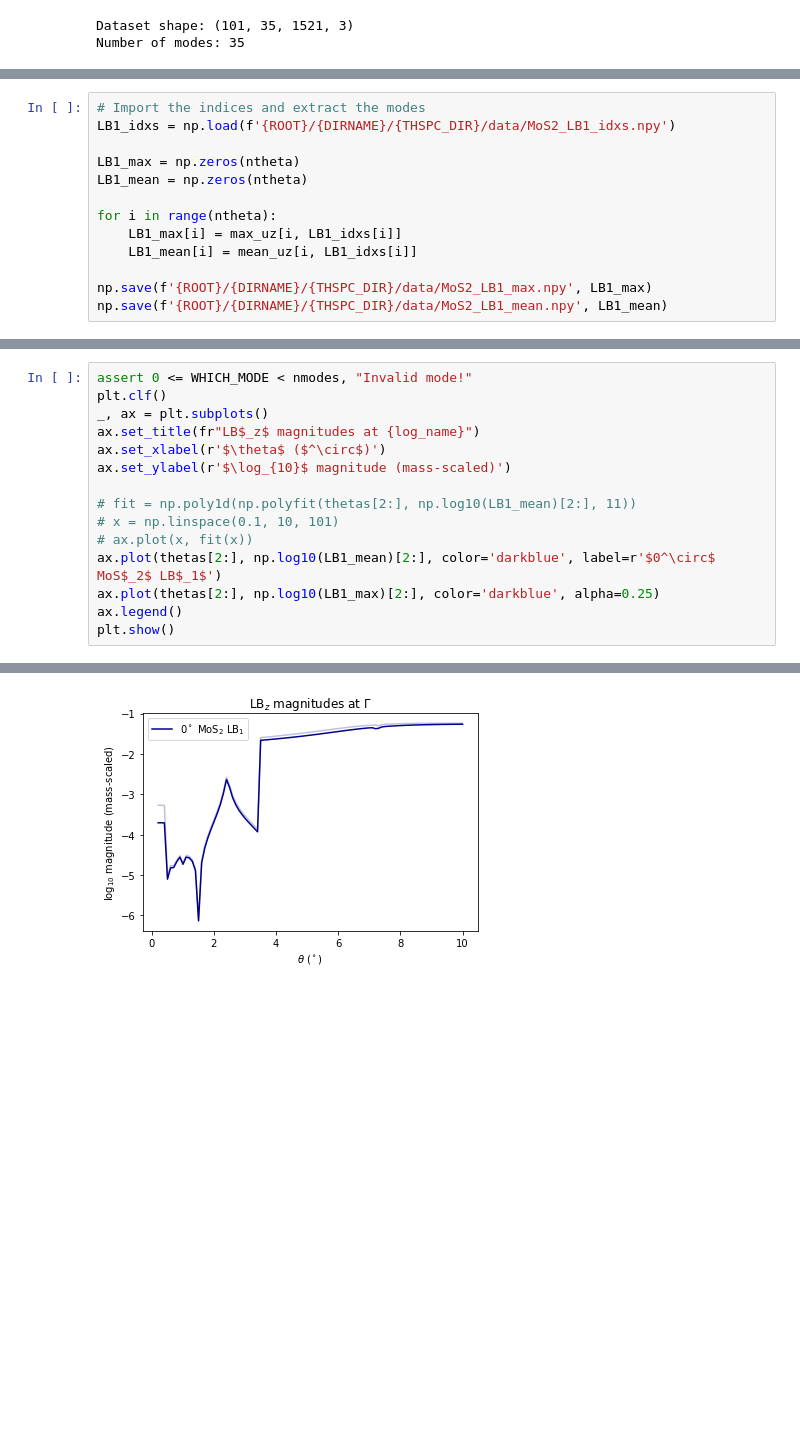
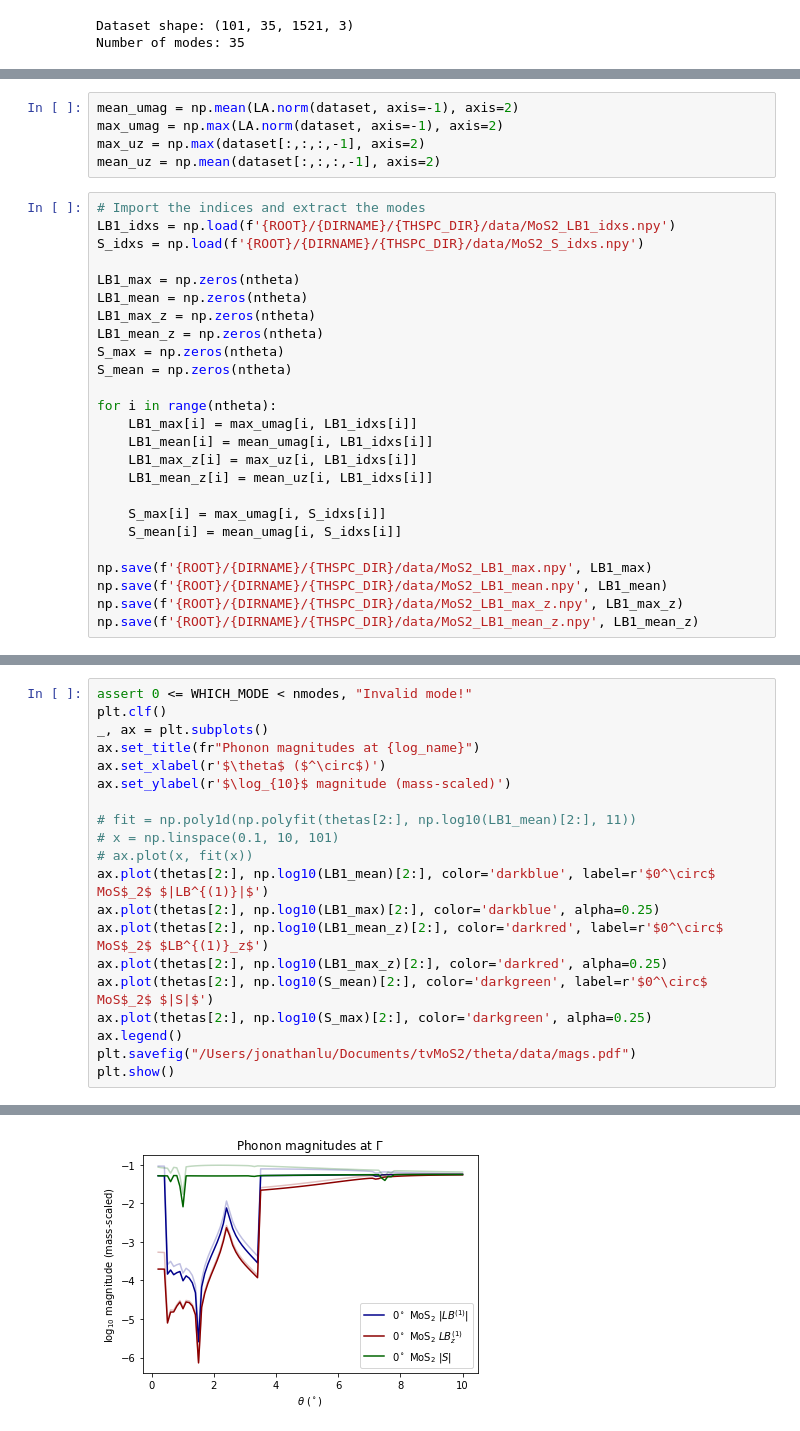
Before and after one commit to jz-lu/ml-ph, a Jupyter notebook: ALLEGRO_ANALYZER/thspc_mags.ipynb, the cells around one changed output, grey strips where cells are left out. Drawn from its saved outputs; the diff is of its cells as text; blank space fills up the shorter version.

```diff
--- a/ALLEGRO_ANALYZER/thspc_mags.ipynb
+++ b/ALLEGRO_ANALYZER/thspc_mags.ipynb
@@ -49,13 +39,30 @@ dataset.shape
+# %%
+mean_umag = np.mean(LA.norm(dataset, axis=-1), axis=2)
+max_umag = np.max(LA.norm(dataset, axis=-1), axis=2)
+max_uz = np.max(dataset[:,:,:,-1], axis=2)
+mean_uz = np.mean(dataset[:,:,:,-1], axis=2)
 # %%
 # Import the indices and extract the modes
 LB1_idxs = np.load(f'{ROOT}/{DIRNAME}/{THSPC_DIR}/data/MoS2_LB1_idxs.npy')
+S_idxs = np.load(f'{ROOT}/{DIRNAME}/{THSPC_DIR}/data/MoS2_S_idxs.npy')
 
 LB1_max = np.zeros(ntheta)
 LB1_mean = np.zeros(ntheta)
+LB1_max_z = np.zeros(ntheta)
+LB1_mean_z = np.zeros(ntheta)
+S_max = np.zeros(ntheta)
+S_mean = np.zeros(ntheta)
 
 for i in range(ntheta):
-    LB1_max[i] = max_uz[i, LB1_idxs[i]]
-    LB1_mean[i] = mean_uz[i, LB1_idxs[i]]
+    LB1_max[i] = max_umag[i, LB1_idxs[i]]
+    LB1_mean[i] = mean_umag[i, LB1_idxs[i]]
+    LB1_max_z[i] = max_uz[i, LB1_idxs[i]]
+    LB1_mean_z[i] = mean_uz[i, LB1_idxs[i]]
+
+    S_max[i] = max_umag[i, S_idxs[i]]
+    S_mean[i] = mean_umag[i, S_idxs[i]]
 
 np.save(f'{ROOT}/{DIRNAME}/{THSPC_DIR}/data/MoS2_LB1_max.npy', LB1_max)
 np.save(f'{ROOT}/{DIRNAME}/{THSPC_DIR}/data/MoS2_LB1_mean.npy', LB1_mean)
+np.save(f'{ROOT}/{DIRNAME}/{THSPC_DIR}/data/MoS2_LB1_max_z.npy', LB1_max_z)
+np.save(f'{ROOT}/{DIRNAME}/{THSPC_DIR}/data/MoS2_LB1_mean_z.npy', LB1_mean_z)
@@ -66,18 +69,23 @@ print('%.3E'%LB1_max[35])
 # %%
 assert 0 <= WHICH_MODE < nmodes, "Invalid mode!"
 plt.clf()
 _, ax = plt.subplots()
-ax.set_title(fr"LB$_z$ magnitudes at {log_name}")
+ax.set_title(fr"Phonon magnitudes at {log_name}")
 ax.set_xlabel(r'$\theta$ ($^\circ$)')
 ax.set_ylabel(r'$\log_{10}$ magnitude (mass-scaled)')
 
 # fit = np.poly1d(np.polyfit(thetas[2:], np.log10(LB1_mean)[2:], 11))
 # x = np.linspace(0.1, 10, 101)
 # ax.plot(x, fit(x))
-ax.plot(thetas[2:], np.log10(LB1_mean)[2:], color='darkblue', label=r'$0^\circ$ MoS$_2$ LB$_1$')
+ax.plot(thetas[2:], np.log10(LB1_mean)[2:], color='darkblue', label=r'$0^\circ$ MoS$_2$ $|LB^{(1)}|$')
 ax.plot(thetas[2:], np.log10(LB1_max)[2:], color='darkblue', alpha=0.25)
+ax.plot(thetas[2:], np.log10(LB1_mean_z)[2:], color='darkred', label=r'$0^\circ$ MoS$_2$ $LB^{(1)}_z$')
+ax.plot(thetas[2:], np.log10(LB1_max_z)[2:], color='darkred', alpha=0.25)
+ax.plot(thetas[2:], np.log10(S_mean)[2:], color='darkgreen', label=r'$0^\circ$ MoS$_2$ $|S|$')
+ax.plot(thetas[2:], np.log10(S_max)[2:], color='darkgreen', alpha=0.25)
 ax.legend()
+plt.savefig("/Users/jonathanlu/Documents/tvMoS2/theta/data/mags.pdf")
 plt.show()
 # %% [output]
 <Figure size 432x288 with 0 Axes>
-[figure, old version]
+[figure, new version]
```
Also changed, not shown: parts of 3 cells of this notebook, 1 other file.
